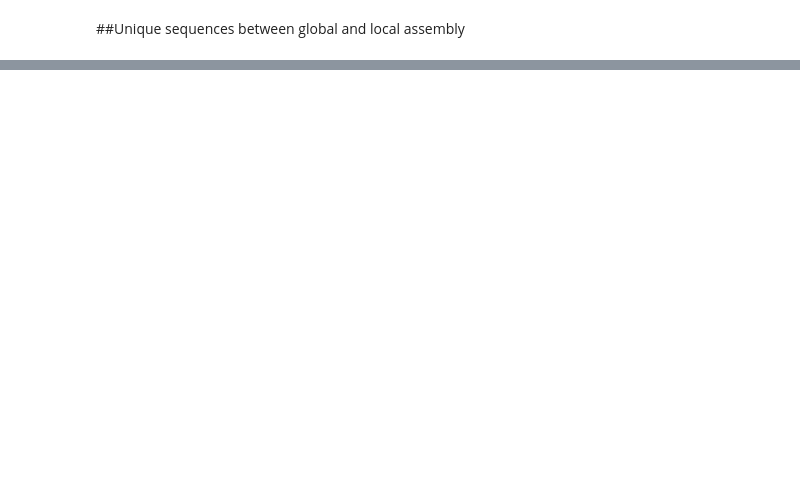
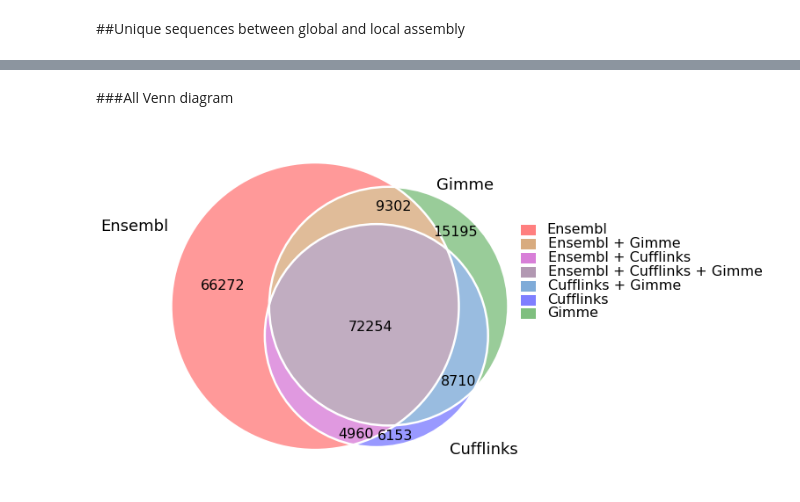
Before and after one commit to likit/gimme_protocols, a Jupyter notebook: notebook.ipynb, the cells around one changed output, grey strips where cells are left out. Saved outputs shown, nothing was run; the diff lists cells and outputs as text; code cells hidden in the pictures; blank space fills up the shorter version.

```diff
--- a/notebook.ipynb
+++ b/notebook.ipynb
@@ -35,3 +17,7 @@ Different junctions between k21 and k31 = 10335 junctions
+# %%
+import json
+s = json.load( open("/Users/Likit/matplotlib_styles/bmh_matplotlibrc.json") )
+matplotlib.rcParams.update(s)
 # %% [markdown]
 ##Sizes of transcripts
 # %%
@@ -376,0 +200,6 @@ Total single-exon gene = 7060 gene(s)
+# %%
+gimme_junctions = !cut -f 1 all_assembly_models.bed_all_sp.txt
+gimme_junctions = set(gimme_junctions)
+# %%
+ensembl_junctions = !cut -f 1 Gallus_gallus.WASHUC2.64.bed_all_sp.txt
+ensembl_junctions = set(ensembl_junctions)
@@ -376,0 +212,3 @@ Total single-exon gene = 7060 gene(s)
+# %%
+cufflinks_junctions = !cut -f 1 cufflinks.bed_all_sp.txt
+cufflinks_junctions = set(cufflinks_junctions)
@@ -376,0 +248,2 @@ Total single-exon gene = 7060 gene(s)
+# %% [markdown]
+###All Venn diagram
@@ -376,0 +257,42 @@ Total single-exon gene = 7060 gene(s)
+# %%
+figsize(8,16)
+v = venn3([ensembl_junctions, gimme_junctions, cufflinks_junctions],
+          set_labels=('', '', ''))
+
+fontsize = 16
+v.get_label_by_id('100').set_fontsize(fontsize)
+v.get_label_by_id('110').set_fontsize(fontsize)
+v.get_label_by_id('101').set_fontsize(fontsize)
+v.get_label_by_id('111').set_fontsize(fontsize)
+v.get_label_by_id('011').set_fontsize(fontsize)
+v.get_label_by_id('001').set_fontsize(fontsize)
+v.get_label_by_id('010').set_fontsize(fontsize)
+
+c = venn3_circles([ensembl_junctions, gimme_junctions, cufflinks_junctions],
+                  linestyle='solid', lw=2.5, color='white')
+font = {'size':18}
+text(-0.9, 0.3, 'Ensembl', fontdict=font)
+text(0.35, -0.5, 'Cufflinks', fontdict=font)
+text(0.3, 0.45, 'Gimme', fontdict=font)
+
+legend_ls = {'linewidth':12, 'alpha':0.5}
+legend_font = {'size':16}
+hlines(0.3,1.0,0.6, color=v.get_patch_by_id('100').get_facecolor(), **legend_ls)
+hlines(0.25,1.0,0.6, color=v.get_patch_by_id('110').get_facecolor(), **legend_ls)
+hlines(0.2,1.0,0.6, color=v.get_patch_by_id('101').get_facecolor(), **legend_ls)
+hlines(0.15,1.0,0.6, color=v.get_patch_by_id('111').get_facecolor(), **legend_ls)
+hlines(0.1,1.0,0.6, color=v.get_patch_by_id('011').get_facecolor(), **legend_ls)
+hlines(0.05,1.0,0.6, color=v.get_patch_by_id('001').get_facecolor(), **legend_ls)
+hlines(0.0,1.0,0.6, color=v.get_patch_by_id('010').get_facecolor(), **legend_ls)
+
+text(0.7,0.29, 'Ensembl', fontdict=legend_font)
+text(0.7,0.24, 'Ensembl + Gimme', fontdict=legend_font)
+text(0.7,0.19, 'Ensembl + Cufflinks', fontdict=legend_font)
+text(0.7, 0.14, 'Ensembl + Cufflinks + Gimme', fontdict=legend_font)
+text(0.7, 0.09, 'Cufflinks + Gimme', fontdict=legend_font)
+text(0.7, 0.04, 'Cufflinks', fontdict=legend_font)
+text(0.7, -0.01, 'Gimme', fontdict=legend_font)
+
+savefig('chick_venn.pdf',bbox_inches='tight', pad_inches=0.1)
+# %% [output]
+[figure, added]
```
Also changed, not shown: parts of 164 cells of this notebook.
